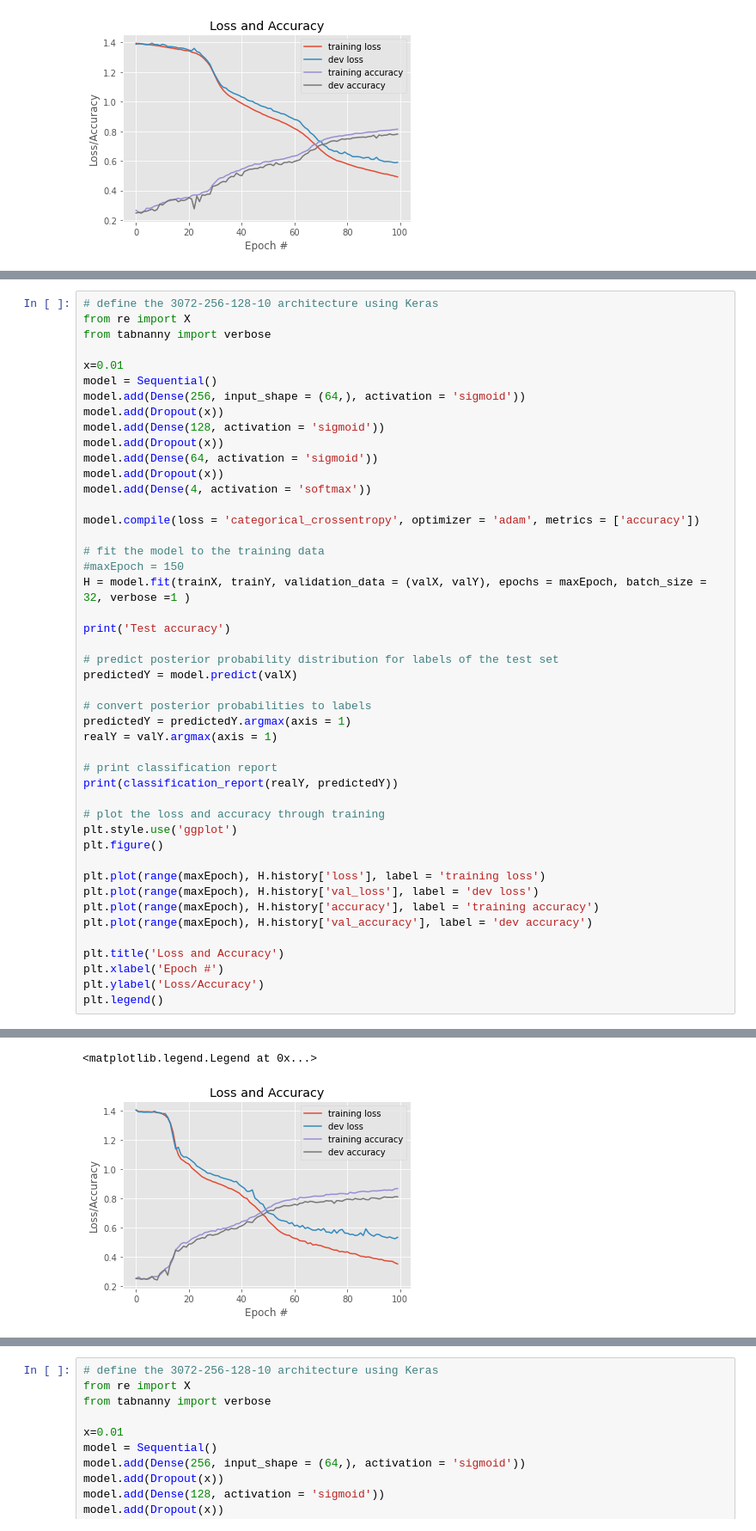
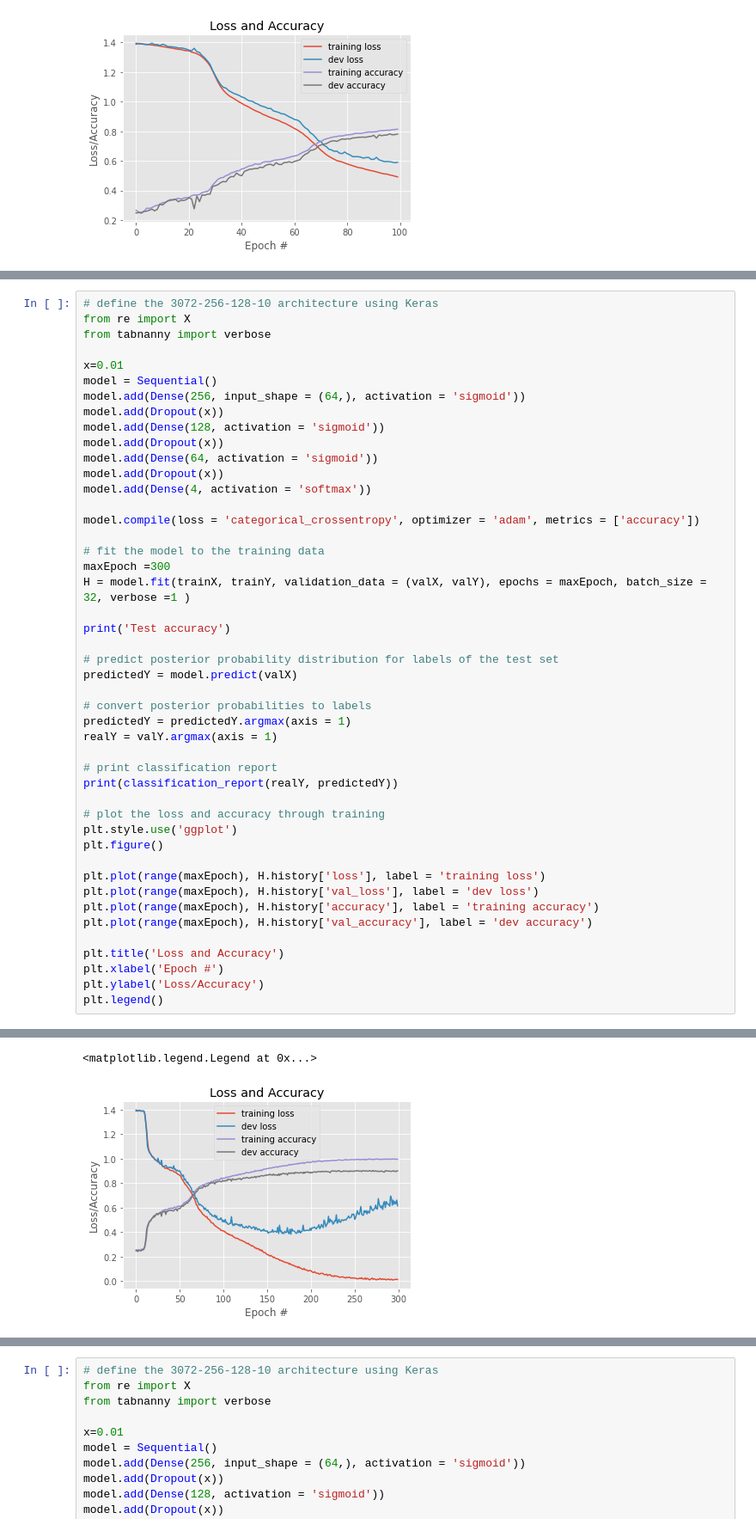
Before and after one commit to nates-rgb/NeuralNet, a Jupyter notebook: Projects/proj1.ipynb, the cells around one changed output, grey strips where cells are left out. Shown at 86% size. Saved outputs shown, nothing was run; the diff lists cells and outputs as text.

```diff
--- a/Projects/proj1.ipynb
+++ b/Projects/proj1.ipynb
@@ -525,7 +707,7 @@ model.add(Dense(4, activation = 'softmax'))
 model.compile(loss = 'categorical_crossentropy', optimizer = 'adam', metrics = ['accuracy'])
 
 # fit the model to the training data
-#maxEpoch = 150
+maxEpoch =300
 H = model.fit(trainX, trainY, validation_data = (valX, valY), epochs = maxEpoch, batch_size = 32, verbose =1 )
 
 print('Test accuracy')
@@ -574,2 +756,2 @@ weighted avg       0.81      0.81      0.81      2335
 <matplotlib.legend.Legend at 0x...>
-[figure, old version]
+[figure, new version]
```
Also changed, not shown: parts of 58 cells of this notebook.
